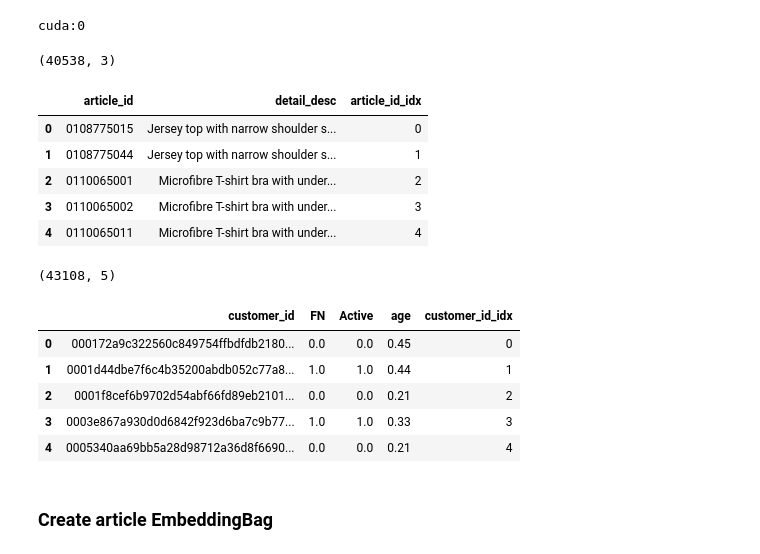
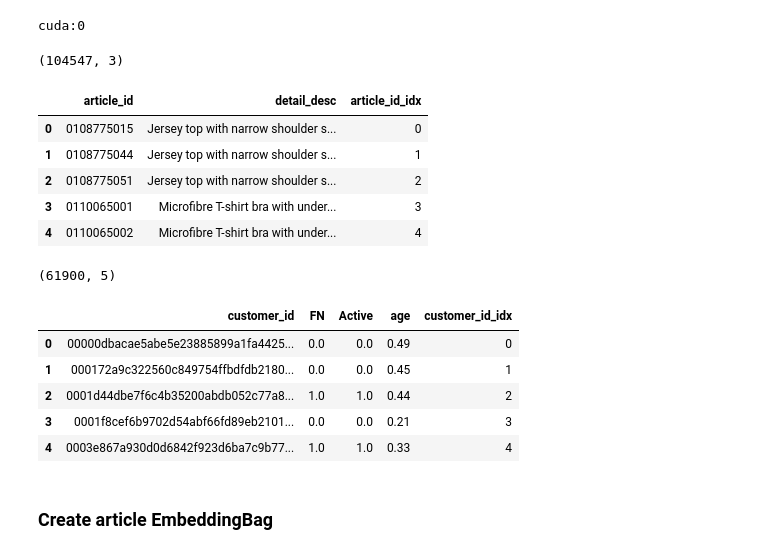
Before and after one commit to stevieg3/fashion-recommendations, a Jupyter notebook: notebooks/23-Multi-label model_all_training_data.ipynb, the cells around one changed output. Cells and saved outputs as stored; diff of their text form; code cells hidden in the pictures.

```diff
--- a/notebooks/23-Multi-label model_all_training_data.ipynb
+++ b/notebooks/23-Multi-label model_all_training_data.ipynb
@@ -112,29 +112,29 @@ class RecommendationDatasetMultiLabel(IterableDataset):
 
         return self.get_stream(self.dataset_itr)
 # %%
-articles_df = pd.read_csv('data/articles_df_filt.csv', dtype={'article_id': str})
+articles_df = pd.read_csv('data/articles_df_filt_ALL_HIST.csv', dtype={'article_id': str})
 print(articles_df.shape)
 articles_df.head()
 # %% [output]
-(40538, 3)
+(104547, 3)
 |  | article_id | detail_desc | article_id_idx |
 | 0 | 0108775015 | Jersey top with narrow shoulder s... | 0 |
 | 1 | 0108775044 | Jersey top with narrow shoulder s... | 1 |
-| 2 | 0110065001 | Microfibre T-shirt bra with under... | 2 |
-| 3 | 0110065002 | Microfibre T-shirt bra with under... | 3 |
-| 4 | 0110065011 | Microfibre T-shirt bra with under... | 4 |
+| 2 | 0108775051 | Jersey top with narrow shoulder s... | 2 |
+| 3 | 0110065001 | Microfibre T-shirt bra with under... | 3 |
+| 4 | 0110065002 | Microfibre T-shirt bra with under... | 4 |
 # %%
-customers = pd.read_csv('data/customers_filt.csv')
+customers = pd.read_csv('data/customers_filt_ALL_HIST.csv')
 print(customers.shape)
 customers.head()
 # %% [output]
-(43108, 5)
+(61900, 5)
 |  | customer_id | FN | Active | age | customer_id_idx |
-| 0 | 000172a9c322560c849754ffbdfdb2180... | 0.0 | 0.0 | 0.45 | 0 |
-| 1 | 0001d44dbe7f6c4b35200abdb052c77a8... | 1.0 | 1.0 | 0.44 | 1 |
-| 2 | 0001f8cef6b9702d54abf66fd89eb2101... | 0.0 | 0.0 | 0.21 | 2 |
-| 3 | 0003e867a930d0d6842f923d6ba7c9b77... | 1.0 | 1.0 | 0.33 | 3 |
-| 4 | 0005340aa69bb5a28d98712a36d8f6690... | 0.0 | 0.0 | 0.21 | 4 |
+| 0 | 00000dbacae5abe5e23885899a1fa4425... | 0.0 | 0.0 | 0.49 | 0 |
+| 1 | 000172a9c322560c849754ffbdfdb2180... | 0.0 | 0.0 | 0.45 | 1 |
+| 2 | 0001d44dbe7f6c4b35200abdb052c77a8... | 1.0 | 1.0 | 0.44 | 2 |
+| 3 | 0001f8cef6b9702d54abf66fd89eb2101... | 0.0 | 0.0 | 0.21 | 3 |
+| 4 | 0003e867a930d0d6842f923d6ba7c9b77... | 1.0 | 1.0 | 0.33 | 4 |
 # %% [markdown]
 ### Create article EmbeddingBag
 # %%
```
Also changed, not shown: parts of 60 cells of this notebook, 1 other file.
